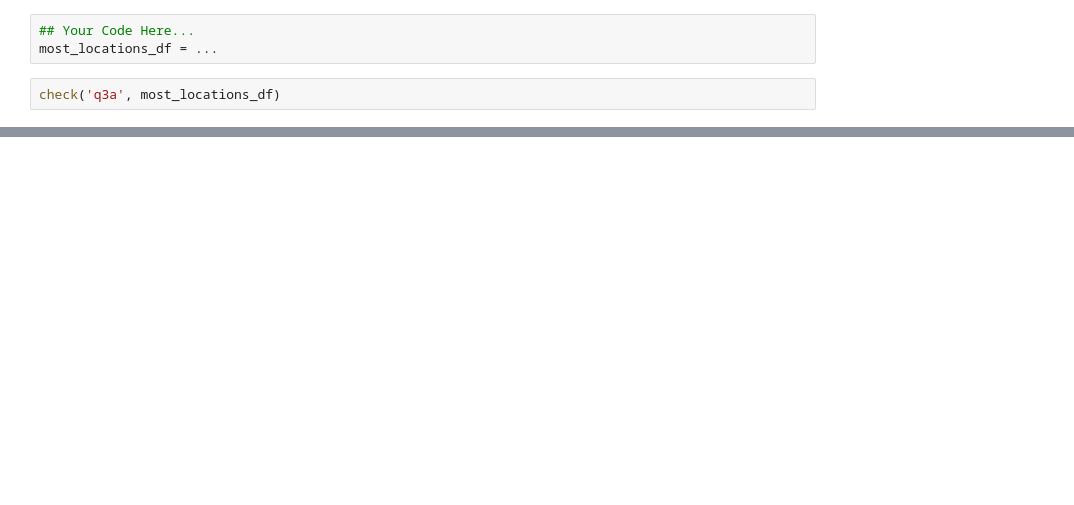
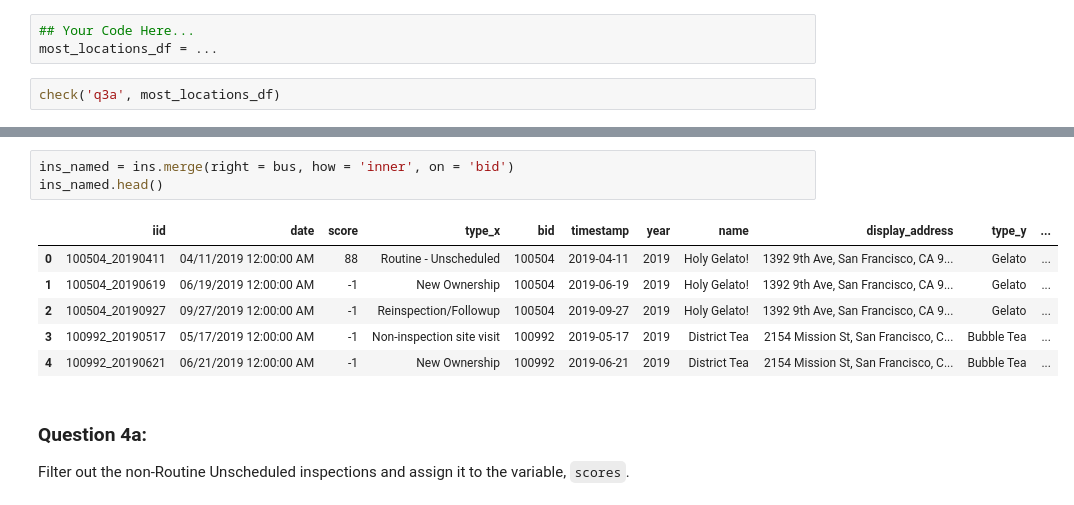
Before and after one commit to dnnyw/intro-to-ds-resources, a Jupyter notebook: final_project/final_project.ipynb, the cells around one changed output, grey strips where cells are left out. Saved outputs shown, nothing was run; the diff lists cells and outputs as text; blank space fills up the shorter version.

```diff
--- a/final_project/final_project.ipynb
+++ b/final_project/final_project.ipynb
@@ -281,0 +287,13 @@ check('q3a', most_locations_df)
+# %%
+ins_named = ins.merge(right = bus, how = 'inner', on = 'bid')
+ins_named.head()
+# %% [output]
+|  | iid | date | score | type_x | bid | timestamp | year | name | display_address | type_y | ... |
+| 0 | 100504_20190411 | 04/11/2019 12:00:00 AM | 88 | Routine - Unscheduled | 100504 | 2019-04-11 | 2019 | Holy Gelato! | 1392 9th Ave, San Francisco, CA 9... | Gelato | ... |
+| 1 | 100504_20190619 | 06/19/2019 12:00:00 AM | -1 | New Ownership | 100504 | 2019-06-19 | 2019 | Holy Gelato! | 1392 9th Ave, San Francisco, CA 9... | Gelato | ... |
+| 2 | 100504_20190927 | 09/27/2019 12:00:00 AM | -1 | Reinspection/Followup | 100504 | 2019-09-27 | 2019 | Holy Gelato! | 1392 9th Ave, San Francisco, CA 9... | Gelato | ... |
+| 3 | 100992_20190517 | 05/17/2019 12:00:00 AM | -1 | Non-inspection site visit | 100992 | 2019-05-17 | 2019 | District Tea | 2154 Mission St, San Francisco, C... | Bubble Tea | ... |
+| 4 | 100992_20190621 | 06/21/2019 12:00:00 AM | -1 | New Ownership | 100992 | 2019-06-21 | 2019 | District Tea | 2154 Mission St, San Francisco, C... | Bubble Tea | ... |
+# %% [markdown]
+### Question 4a:
+Filter out the non-Routine Unscheduled inspections and assign it to the variable, `scores`.
```
Also changed, not shown: parts of 52 cells of this notebook, 2 other files.
